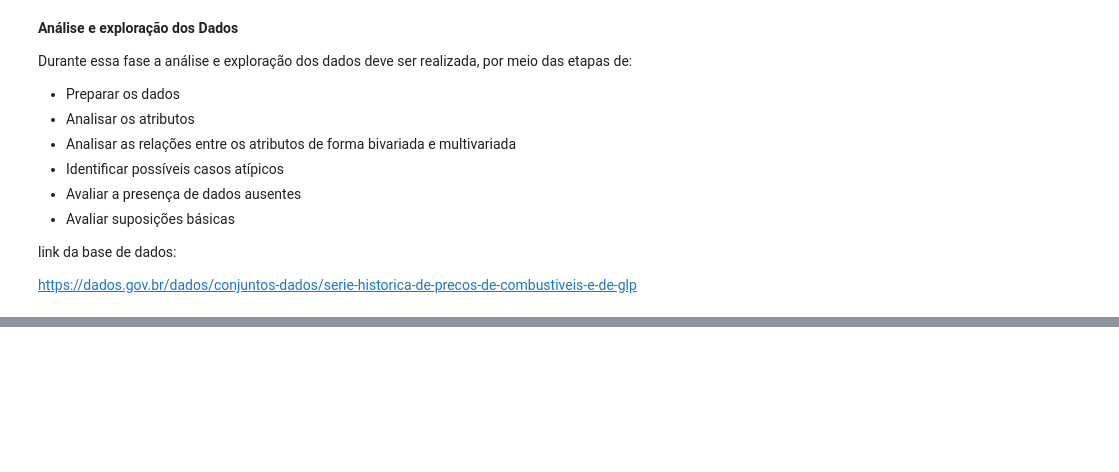
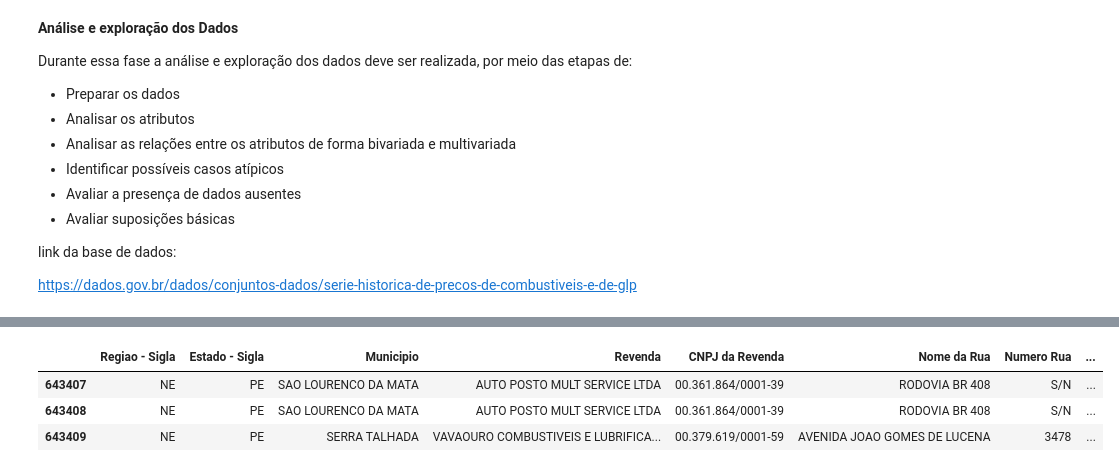
Before and after one commit to SandraRojasZ/DataScience, a Jupyter notebook: ProjetoAED.ipynb, the cells around one changed output, grey strips where cells are left out. Cells and saved outputs as stored; diff of their text form; code cells hidden in the pictures; blank space fills up the shorter version.

```diff
--- a/ProjetoAED.ipynb
+++ b/ProjetoAED.ipynb
@@ -52,3 +52,10 @@ dados.head()
 | 2 | CO | MS | CAMPO GRANDE | AUTO POSTO APARECIDA DO NORTE LTDA | 86.807.609/0001-92 | RUA BRILHANTE | 2,787 | ... |
 | 3 | CO | MT | ALTA FLORESTA | AUTO POSTO BURIOL LTDA | 04.481.758/0001-40 | AVENIDA ARIOSTO DA RIVA | S/N | ... |
 | 4 | CO | MT | ALTA FLORESTA | AUTO POSTO BURIOL LTDA | 04.481.758/0001-40 | AVENIDA ARIOSTO DA RIVA | S/N | ... |
+# %%
+df_combustiveis.tail(3)
+# %% [output]
+|  | Regiao - Sigla | Estado - Sigla | Municipio | Revenda | CNPJ da Revenda | Nome da Rua | Numero Rua | ... |
+| 643407 | NE | PE | SAO LOURENCO DA MATA | AUTO POSTO MULT SERVICE LTDA | 00.361.864/0001-39 | RODOVIA BR 408 | S/N | ... |
+| 643408 | NE | PE | SAO LOURENCO DA MATA | AUTO POSTO MULT SERVICE LTDA | 00.361.864/0001-39 | RODOVIA BR 408 | S/N | ... |
+| 643409 | NE | PE | SERRA TALHADA | VAVAOURO COMBUSTIVEIS E LUBRIFICA... | 00.379.619/0001-59 | AVENIDA JOAO GOMES DE LUCENA | 3478 | ... |
```
Also changed, not shown: parts of 8 cells of this notebook.
